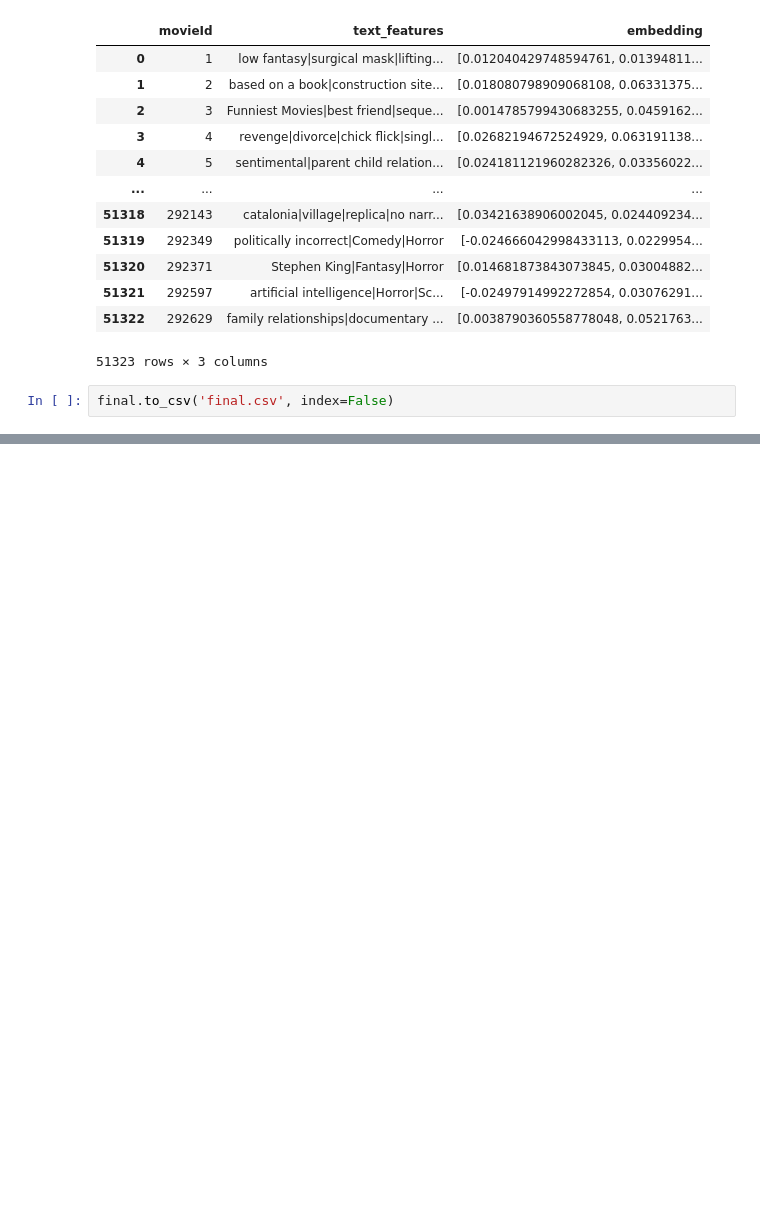
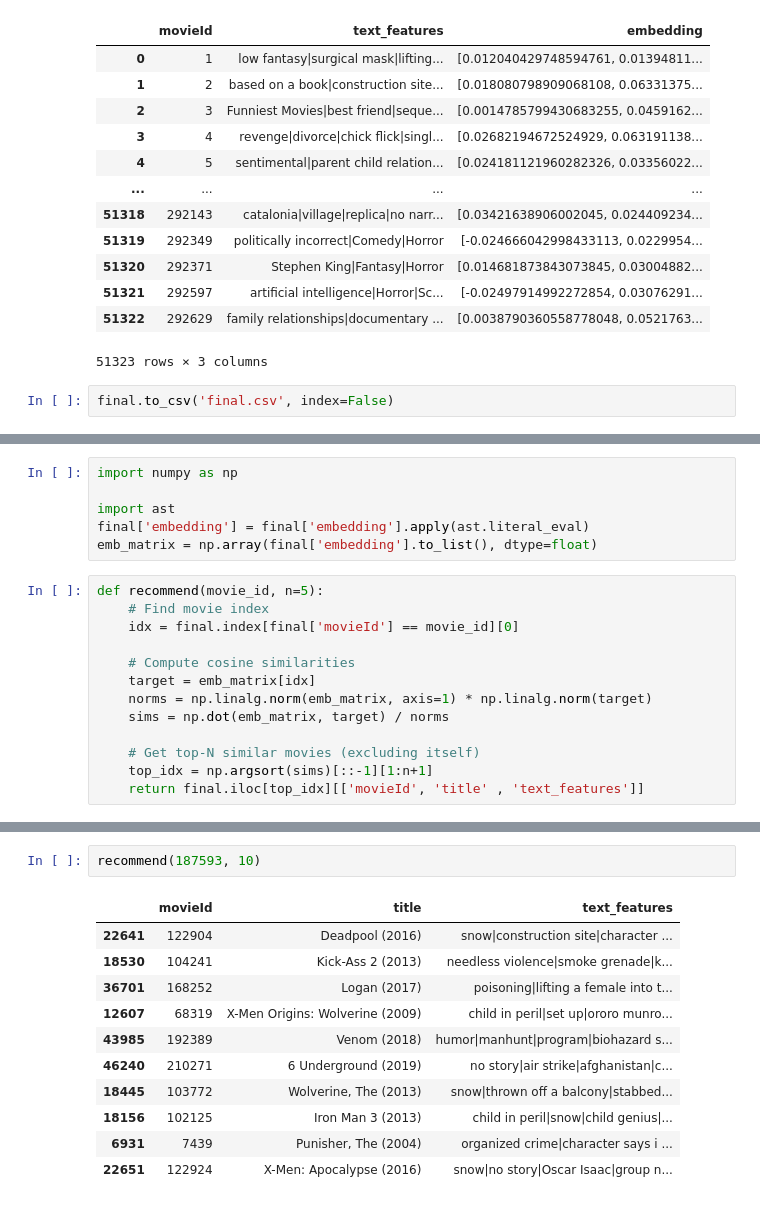
Before and after one commit to 0mehrdad/Movie-recommender-ML-32, a Jupyter notebook: notebooks/models.ipynb, the cells around one changed output, grey strips where cells are left out. Saved outputs shown, nothing was run; the diff lists cells and outputs as text; blank space fills up the shorter version.

```diff
--- a/notebooks/models.ipynb
+++ b/notebooks/models.ipynb
@@ -185,0 +205,19 @@ final.to_csv('final.csv', index=False)
+# %%
+import numpy as np
+
+import ast
+final['embedding'] = final['embedding'].apply(ast.literal_eval)
+emb_matrix = np.array(final['embedding'].to_list(), dtype=float)
+# %%
+def recommend(movie_id, n=5):
+    # Find movie index
+    idx = final.index[final['movieId'] == movie_id][0]
+
+    # Compute cosine similarities
+    target = emb_matrix[idx]
+    norms = np.linalg.norm(emb_matrix, axis=1) * np.linalg.norm(target)
+    sims = np.dot(emb_matrix, target) / norms
+
+    # Get top-N similar movies (excluding itself)
+    top_idx = np.argsort(sims)[::-1][1:n+1]
+    return final.iloc[top_idx][['movieId', 'title' , 'text_features']]
@@ -185,0 +234,14 @@ final.to_csv('final.csv', index=False)
+# %%
+recommend(187593, 10)
+# %% [output]
+|  | movieId | title | text_features |
+| 22641 | 122904 | Deadpool (2016) | snow|construction site|character ... |
+| 18530 | 104241 | Kick-Ass 2 (2013) | needless violence|smoke grenade|k... |
+| 36701 | 168252 | Logan (2017) | poisoning|lifting a female into t... |
+| 12607 | 68319 | X-Men Origins: Wolverine (2009) | child in peril|set up|ororo munro... |
+| 43985 | 192389 | Venom (2018) | humor|manhunt|program|biohazard s... |
+| 46240 | 210271 | 6 Underground (2019) | no story|air strike|afghanistan|c... |
+| 18445 | 103772 | Wolverine, The (2013) | snow|thrown off a balcony|stabbed... |
+| 18156 | 102125 | Iron Man 3 (2013) | child in peril|snow|child genius|... |
+| 6931 | 7439 | Punisher, The (2004) | organized crime|character says i ... |
+| 22651 | 122924 | X-Men: Apocalypse (2016) | snow|no story|Oscar Isaac|group n... |
```
Also changed, not shown: parts of 3 cells of this notebook, 5 other files.
